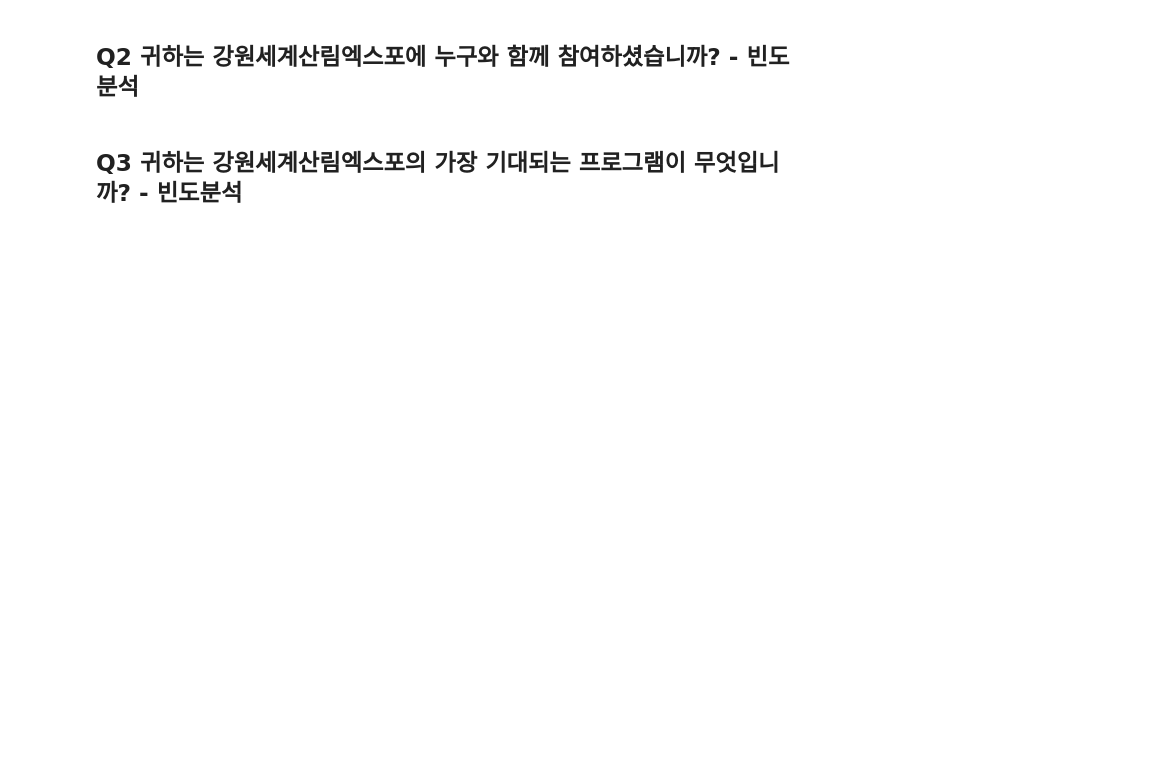
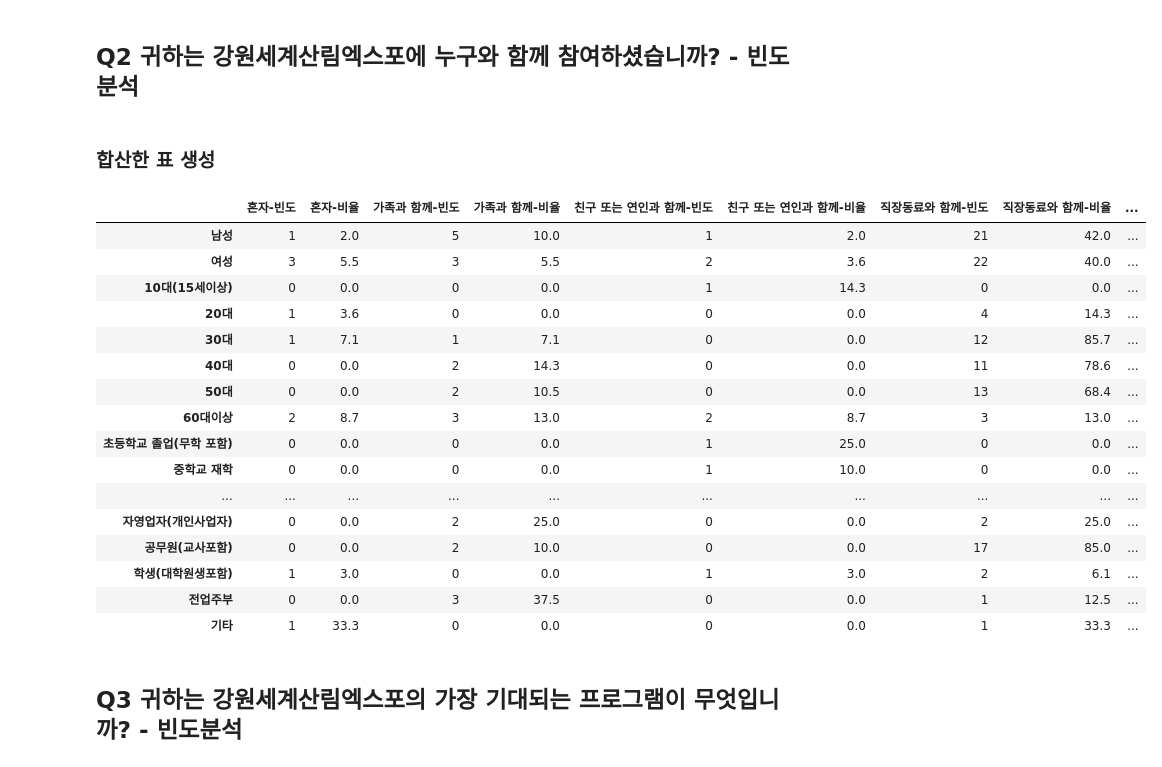
Before and after one commit to DDalaDDula/Card_Consumption_Pattern_Analysis_Dashboard, a Jupyter notebook: preprocessing_single.ipynb, the cells around one changed output. Saved outputs shown, nothing was run; the diff lists cells and outputs as text; code cells hidden in the pictures; blank space fills up the shorter version.

```diff
--- a/preprocessing_single.ipynb
+++ b/preprocessing_single.ipynb
@@ -58,10 +59,9 @@ df_expo['SQ3'] = df_expo['SQ3'].replace(Resp_Character['학력'])
 df_expo['SQ4'] = df_expo['SQ4'].replace(Resp_Character['거주지역'])
 df_expo['SQ5'] = df_expo['SQ5'].replace(Resp_Character['직업'])
 # 응답자 특성 5번항목의 '기타'항목자 처리
-for index, row in df_expo.iterrows():
-    if row['SQ5'] == '기타':
-        row['SQ5'] = row['SQ5'] + "(%s)"%row['SQ5_13_ETC']
-        df_expo.iloc[index] = row['SQ5']
+df_expo['SQ5_13_ETC'] = df_expo['SQ5_13_ETC'].fillna('')
+# 연도 column float to int 변환
+df_expo['SQ2_2'] = ['' if np.isnan(i) else int(i) for i in df_expo['SQ2_2']]
 # %%
 pd.read_excel('dataset/전국민 산림문화 인식 및 태도 향유실태 조사_산림엑스포_230922.xlsx', sheet_name="변수가이드")['문항'].tolist()[75:84]
 # %% [output]
@@ -360,6 +398,70 @@ pull_lst = [0.01] * 6
 fig.update_traces(textinfo='percent+label', pull=pull_lst, insidetextorientation='horizontal')  # 비율 숫자를 라벨과 함께 표시
 
 fig.show()
+# %% [markdown]
+### 합산한 표 생성
+# %%
+# 응답자 특성별 표 정리
+q2 = ['혼자', '가족과 함께', '친구 또는 연인과 함께', '직장동료와 함께', '친목단체 또는 모임에서', '학교에서', '기타']
+combined_list = q2
+column_lst = []
+for i in combined_list:
+    column_lst.append("%s-빈도"%i)
+    column_lst.append("%s-비율"%i)
+resp_map_df = pd.DataFrame(columns = column_lst)
+
+# 응답자 설문 리스트 정의
+sq_lst = list(Resp_Character.keys())
+# 응답자 매핑 딕셔너리 정의
+sq_dic = {'성별': 'SQ1', '연령': 'SQ2_1', '학력': 'SQ3', '거주지역': 'SQ4', '직업': 'SQ5'}
+
+for sq in sq_lst:
+    for val in list(Resp_Character[sq].values()):
+        # 'SQ1' 열의 값으로 필터링
+        filtered_rows = df_expo[df_expo[sq_dic[sq]] == val].reset_index(drop=True)
+        frequency_rate_df = filtered_rows['Q2'].value_counts().reset_index()
+        frequency_rate_df.columns = ['값', '빈도']
+        frequency_rate_df['값'] = map_val(frequency_rate_df['값'], Q2_map)
+        frequency_rate_df['비율'] = round((frequency_rate_df['빈도'] / frequency_rate_df['빈도'].sum())*100,1)
+        frequency_rate_df = frequency_rate_df.set_index(keys='값')
+
+        resp_map = {}
+        for i in resp_map_df.columns:
+            if i.endswith('빈도'):
+                resp_map[i] = [0]
+            else:
+                resp_map[i] = [0.0]
+
+        for i in resp_map_df.columns:
+            response, method = i.split('-')
+            try:
+                resp_map[i][0] = frequency_rate_df.loc[response, method]
+            except:
+                pass
+        else:
+            resp_map = pd.DataFrame(resp_map)
+            resp_map.index = [val]
+            resp_map_df = pd.concat([resp_map_df,resp_map])
+resp_map_df['사례수'] = resp_map_df.filter(like='빈도').sum(axis=1).astype(int)
+resp_map_df
+# %% [output]
+|  | 혼자-빈도 | 혼자-비율 | 가족과 함께-빈도 | 가족과 함께-비율 | 친구 또는 연인과 함께-빈도 | 친구 또는 연인과 함께-비율 | 직장동료와 함께-빈도 | 직장동료와 함께-비율 | ... |
+| 남성 | 1 | 2.0 | 5 | 10.0 | 1 | 2.0 | 21 | 42.0 | ... |
+| 여성 | 3 | 5.5 | 3 | 5.5 | 2 | 3.6 | 22 | 40.0 | ... |
+| 10대(15세이상) | 0 | 0.0 | 0 | 0.0 | 1 | 14.3 | 0 | 0.0 | ... |
+| 20대 | 1 | 3.6 | 0 | 0.0 | 0 | 0.0 | 4 | 14.3 | ... |
+| 30대 | 1 | 7.1 | 1 | 7.1 | 0 | 0.0 | 12 | 85.7 | ... |
+| 40대 | 0 | 0.0 | 2 | 14.3 | 0 | 0.0 | 11 | 78.6 | ... |
+| 50대 | 0 | 0.0 | 2 | 10.5 | 0 | 0.0 | 13 | 68.4 | ... |
+| 60대이상 | 2 | 8.7 | 3 | 13.0 | 2 | 8.7 | 3 | 13.0 | ... |
+| 초등학교 졸업(무학 포함) | 0 | 0.0 | 0 | 0.0 | 1 | 25.0 | 0 | 0.0 | ... |
+| 중학교 재학 | 0 | 0.0 | 0 | 0.0 | 1 | 10.0 | 0 | 0.0 | ... |
+| ... | ... | ... | ... | ... | ... | ... | ... | ... | ... |
+| 자영업자(개인사업자) | 0 | 0.0 | 2 | 25.0 | 0 | 0.0 | 2 | 25.0 | ... |
+| 공무원(교사포함) | 0 | 0.0 | 2 | 10.0 | 0 | 0.0 | 17 | 85.0 | ... |
+| 학생(대학원생포함) | 1 | 3.0 | 0 | 0.0 | 1 | 3.0 | 2 | 6.1 | ... |
+| 전업주부 | 0 | 0.0 | 3 | 37.5 | 0 | 0.0 | 1 | 12.5 | ... |
+| 기타 | 1 | 33.3 | 0 | 0.0 | 0 | 0.0 | 1 | 33.3 | ... |
 # %% [markdown]
 ## Q3 귀하는 강원세계산림엑스포의 가장 기대되는 프로그램이 무엇입니까? - 빈도분석
 # %%
```
Also changed, not shown: parts of 24 cells of this notebook, 2 other files.
